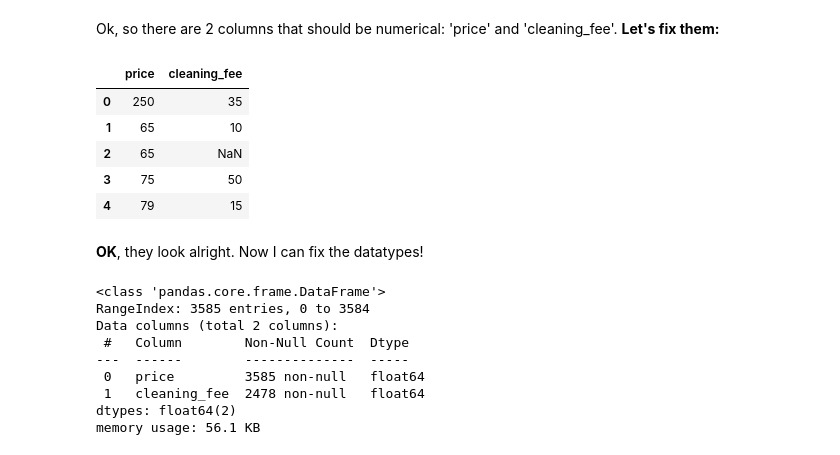
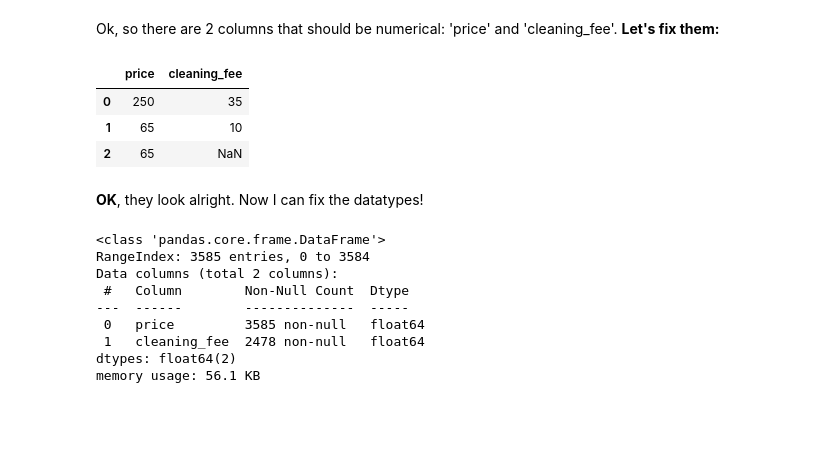
Before and after one commit to macedoti13/Airbnb-Data-Analysis, a Jupyter notebook: AirbnbDataAnalysis.ipynb, the cells around one changed output. Drawn from its saved outputs; the diff is of its cells as text; code cells hidden in the pictures; blank space fills up the shorter version.

```diff
--- a/AirbnbDataAnalysis.ipynb
+++ b/AirbnbDataAnalysis.ipynb
@@ -270,24 +381,22 @@ Ok, so there are 2 columns that should be numerical: 'price' and 'cleaning_fee'.
 # %%
 # applying the functions
 df_bos_lis_c.price = df_bos_lis_c.price.apply(lambda x: x.replace('$', ''))
 df_bos_lis_c.price = df_bos_lis_c.price.apply(lambda x: x.replace(',', '.'))
 df_bos_lis_c.price = df_bos_lis_c.price.apply(lambda x: x[:-3])
 
 df_bos_lis_c.cleaning_fee = df_bos_lis_c.cleaning_fee.apply(lambda x: str(x) if x else None)
 df_bos_lis_c.cleaning_fee = df_bos_lis_c.cleaning_fee.apply(lambda x: x.replace('$', '') if x else None)
 df_bos_lis_c.cleaning_fee = df_bos_lis_c.cleaning_fee.apply(lambda x: x.replace(',', '.') if x else None)
 df_bos_lis_c.cleaning_fee = df_bos_lis_c.cleaning_fee.apply(lambda x: x[:-3] if x else None)
 df_bos_lis_c.cleaning_fee = df_bos_lis_c.cleaning_fee.apply(lambda x: np.nan if x=='' else x)
 
 # checking columns
-df_bos_lis_c[['price', 'cleaning_fee']].head()
+df_bos_lis_c[['price', 'cleaning_fee']].head(3)
 # %% [output]
 |  | price | cleaning_fee |
 | 0 | 250 | 35 |
 | 1 | 65 | 10 |
 | 2 | 65 | NaN |
-| 3 | 75 | 50 |
-| 4 | 79 | 15 |
 # %% [markdown]
 **OK**, they look alright. Now I can fix the datatypes!
 # %%
```
Also changed, not shown: parts of 59 cells of this notebook.
